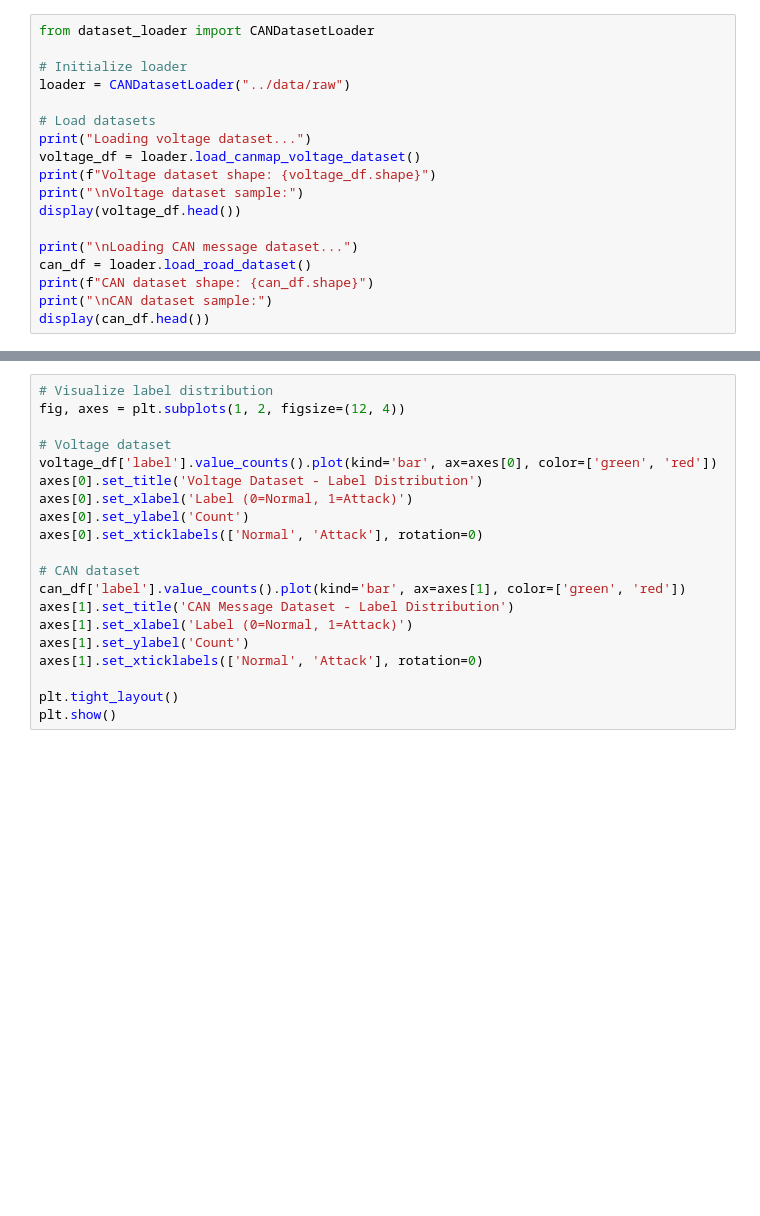
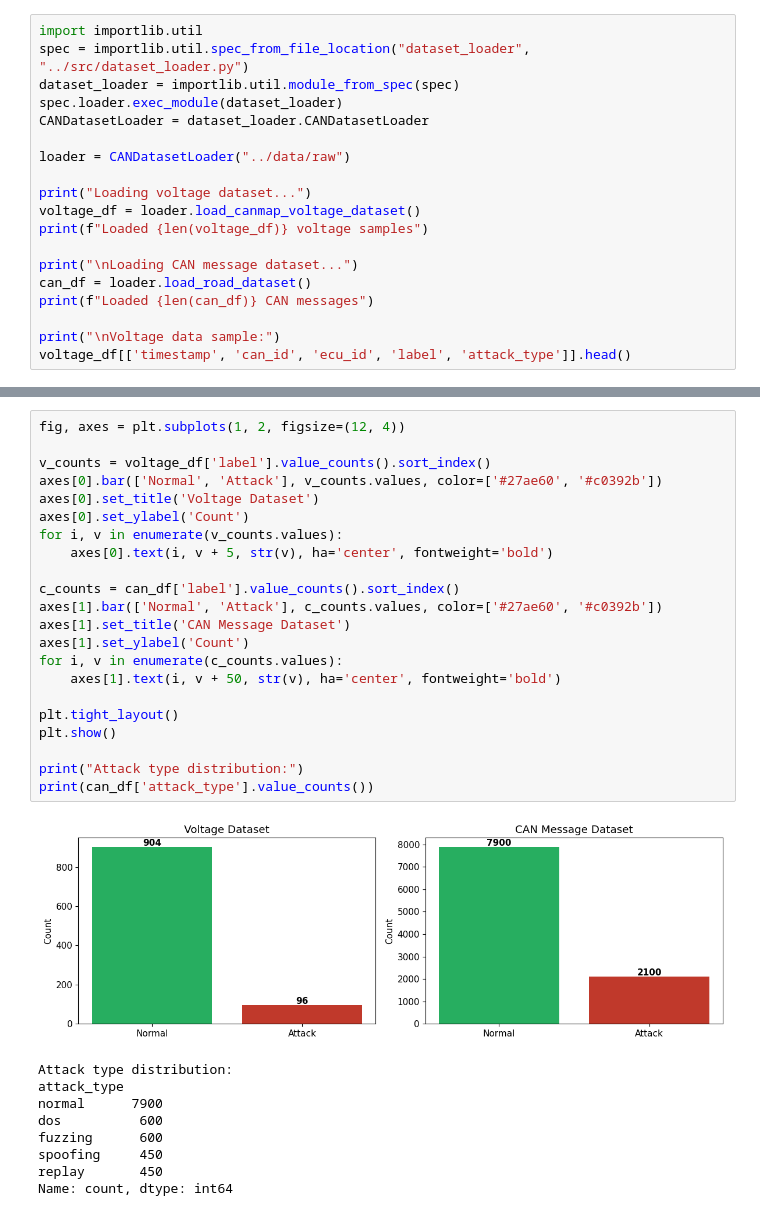
Before and after one commit to tgulur/EEP595Au25-Project2, a Jupyter notebook: notebooks/demo_notebook.ipynb, the cells around one changed output, grey strips where cells are left out. Drawn from its saved outputs; the diff is of its cells as text; blank space fills up the shorter version.

```diff
--- a/notebooks/demo_notebook.ipynb
+++ b/notebooks/demo_notebook.ipynb
@@ -31,18 +31,19 @@ print("Setup complete!")
 # %%
-from dataset_loader import CANDatasetLoader
+import importlib.util
+spec = importlib.util.spec_from_file_location("dataset_loader", "../src/dataset_loader.py")
+dataset_loader = importlib.util.module_from_spec(spec)
+spec.loader.exec_module(dataset_loader)
+CANDatasetLoader = dataset_loader.CANDatasetLoader
 
-# Initialize loader
 loader = CANDatasetLoader("../data/raw")
 
-# Load datasets
 print("Loading voltage dataset...")
 voltage_df = loader.load_canmap_voltage_dataset()
-print(f"Voltage dataset shape: {voltage_df.shape}")
-print("\nVoltage dataset sample:")
-display(voltage_df.head())
+print(f"Loaded {len(voltage_df)} voltage samples")
 
 print("\nLoading CAN message dataset...")
 can_df = loader.load_road_dataset()
-print(f"CAN dataset shape: {can_df.shape}")
-print("\nCAN dataset sample:")
-display(can_df.head())
+print(f"Loaded {len(can_df)} CAN messages")
+
+print("\nVoltage data sample:")
+voltage_df[['timestamp', 'can_id', 'ecu_id', 'label', 'attack_type']].head()
@@ -49,21 +69,33 @@ display(can_df.head())
 # %%
-# Visualize label distribution
 fig, axes = plt.subplots(1, 2, figsize=(12, 4))
 
-# Voltage dataset
-voltage_df['label'].value_counts().plot(kind='bar', ax=axes[0], color=['green', 'red'])
-axes[0].set_title('Voltage Dataset - Label Distribution')
-axes[0].set_xlabel('Label (0=Normal, 1=Attack)')
+v_counts = voltage_df['label'].value_counts().sort_index()
+axes[0].bar(['Normal', 'Attack'], v_counts.values, color=['#27ae60', '#c0392b'])
+axes[0].set_title('Voltage Dataset')
 axes[0].set_ylabel('Count')
-axes[0].set_xticklabels(['Normal', 'Attack'], rotation=0)
+for i, v in enumerate(v_counts.values):
+    axes[0].text(i, v + 5, str(v), ha='center', fontweight='bold')
 
-# CAN dataset
-can_df['label'].value_counts().plot(kind='bar', ax=axes[1], color=['green', 'red'])
-axes[1].set_title('CAN Message Dataset - Label Distribution')
-axes[1].set_xlabel('Label (0=Normal, 1=Attack)')
+c_counts = can_df['label'].value_counts().sort_index()
+axes[1].bar(['Normal', 'Attack'], c_counts.values, color=['#27ae60', '#c0392b'])
+axes[1].set_title('CAN Message Dataset')
 axes[1].set_ylabel('Count')
-axes[1].set_xticklabels(['Normal', 'Attack'], rotation=0)
+for i, v in enumerate(c_counts.values):
+    axes[1].text(i, v + 50, str(v), ha='center', fontweight='bold')
 
 plt.tight_layout()
 plt.show()
+
+print("Attack type distribution:")
+print(can_df['attack_type'].value_counts())
+# %% [output]
+[figure, added]
+Attack type distribution:
+attack_type
+normal      7900
+dos          600
+fuzzing      600
+spoofing     450
+replay       450
+Name: count, dtype: int64
 # %% [markdown]
```
Also changed, not shown: parts of 24 cells of this notebook, 1 other file.
